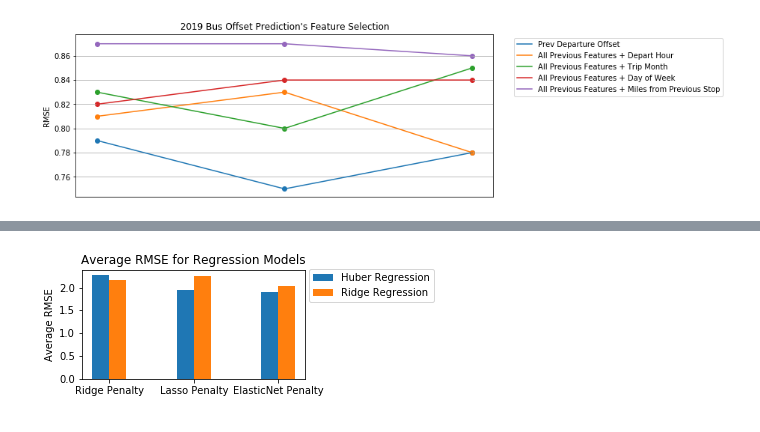
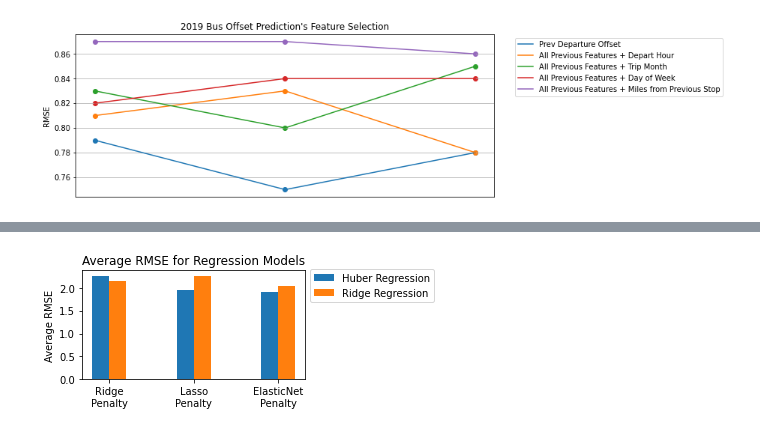
Before and after one commit to jairad26/LTC-Research-Challenge, a Jupyter notebook: poster_plots.ipynb, the cells around one changed output, grey strips where cells are left out. Cells and saved outputs as stored; diff of their text form; code cells hidden in the pictures.

```diff
--- a/poster_plots.ipynb
+++ b/poster_plots.ipynb
@@ -105,24 +169,25 @@ plt.show()
 # %%
 import numpy as np
 fig, ax = plt.subplots(figsize = (4,2))
 
 w = 0.2
-x = ['Ridge Penalty', 'Lasso Penalty', 'ElasticNet Penalty']
+x = ['Ridge\nPenalty', 'Lasso\nPenalty', 'ElasticNet\nPenalty']
 huber = [2.268515308,1.954861051, 1.900472995]
 ridge = [2.155530883, 2.261126129, 2.043720448]
 bar1 = np.arange(len(x))
 bar2 = [i+w for i in bar1]
 
 plt.bar(bar1, huber, w ,label = 'Huber Regression')
 plt.bar(bar2, ridge, w, label = 'Ridge Regression')
 
 plt.ylabel('Average RMSE')
 plt.title('Average RMSE for Regression Models')
 
 
 plt.xticks(bar1+w/2, x)
+#plt.xticks(bar1, x)
 plt.legend(bbox_to_anchor=(1.6, 1.06), loc='upper right', ncol=1)
 
 plt.show()
 # %% [output]
-[figure, old version]
+[figure, new version]
```
Also changed, not shown: parts of 4 cells of this notebook.
